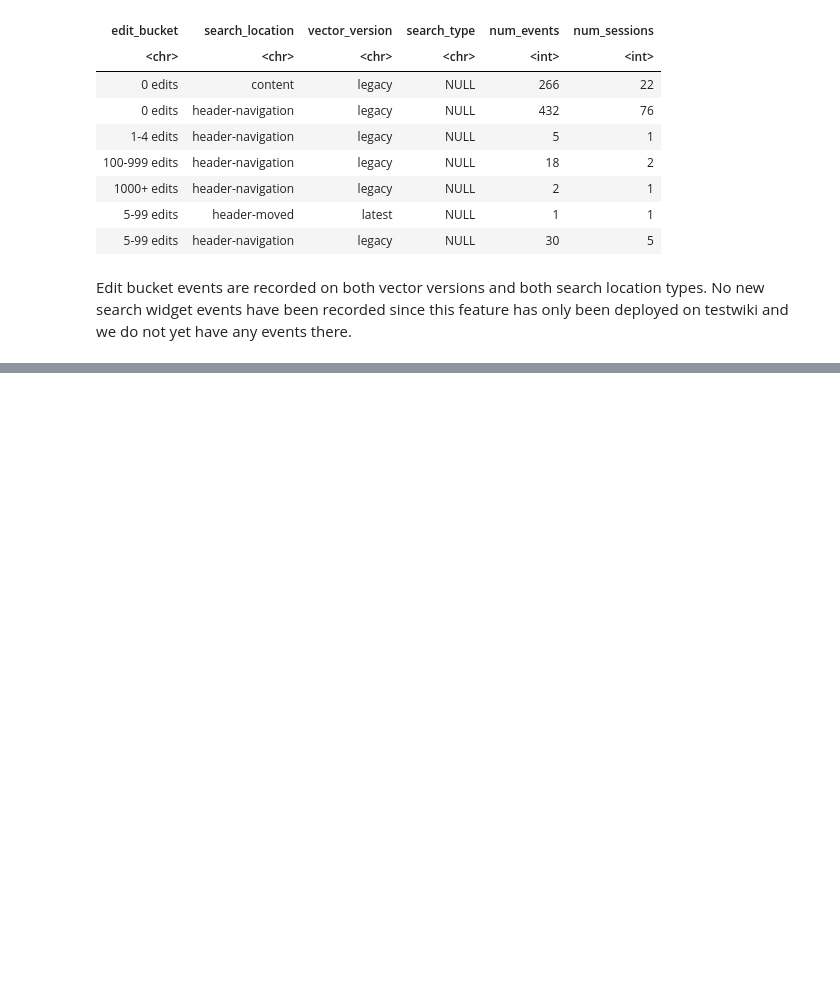
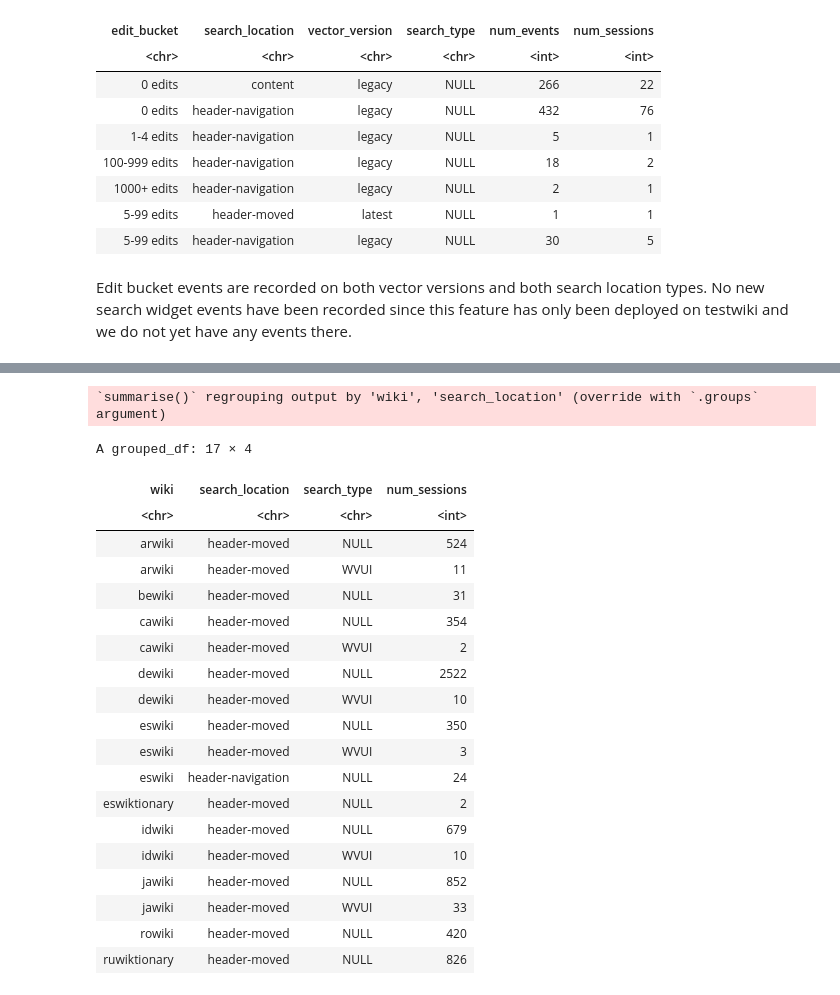
Before and after one commit to wikimedia-research/Desktop-Improvements-Search-Move-Analysis-2020, a Jupyter notebook: Post-deployment-data-QA/Post-deployment-data-QA.ipynb, the cells around one changed output, grey strips where cells are left out. Saved outputs shown, nothing was run; the diff lists cells and outputs as text; code cells hidden in the pictures; blank space fills up the shorter version.

```diff
--- a/Post-deployment-data-QA/Post-deployment-data-QA.ipynb
+++ b/Post-deployment-data-QA/Post-deployment-data-QA.ipynb
@@ -1183,0 +1369,35 @@ Edit bucket events are recorded on both vector versions and both search location
+# %%
+search_sessions_non_pilot <- search_widget_sessions_non_pilotwikis %>%
+# review search sessions initiated that meet AB bucketing criteria
+    filter(
+         search_location %in% c('header-moved', 'header-navigation'),
+        is_anonymous == 'false',
+         source_type == 'autocomplete',
+         action_type == 'searchResultPage') %>%
+    group_by(wiki,search_location, search_type) %>%
+    summarise(
+             num_sessions = n_distinct(search_session))
+
+search_sessions_non_pilot
+# %% [output]
+`summarise()` regrouping output by 'wiki', 'search_location' (override with `.groups` argument)
+A grouped_df: 17 × 4
+| wiki | search_location | search_type | num_sessions |
+| <chr> | <chr> | <chr> | <int> |
+| arwiki | header-moved | NULL | 524 |
+| arwiki | header-moved | WVUI | 11 |
+| bewiki | header-moved | NULL | 31 |
+| cawiki | header-moved | NULL | 354 |
+| cawiki | header-moved | WVUI | 2 |
+| dewiki | header-moved | NULL | 2522 |
+| dewiki | header-moved | WVUI | 10 |
+| eswiki | header-moved | NULL | 350 |
+| eswiki | header-moved | WVUI | 3 |
+| eswiki | header-navigation | NULL | 24 |
+| eswiktionary | header-moved | NULL | 2 |
+| idwiki | header-moved | NULL | 679 |
+| idwiki | header-moved | WVUI | 10 |
+| jawiki | header-moved | NULL | 852 |
+| jawiki | header-moved | WVUI | 33 |
+| rowiki | header-moved | NULL | 420 |
+| ruwiktionary | header-moved | NULL | 826 |
```
Also changed, not shown: parts of 21 cells of this notebook.
